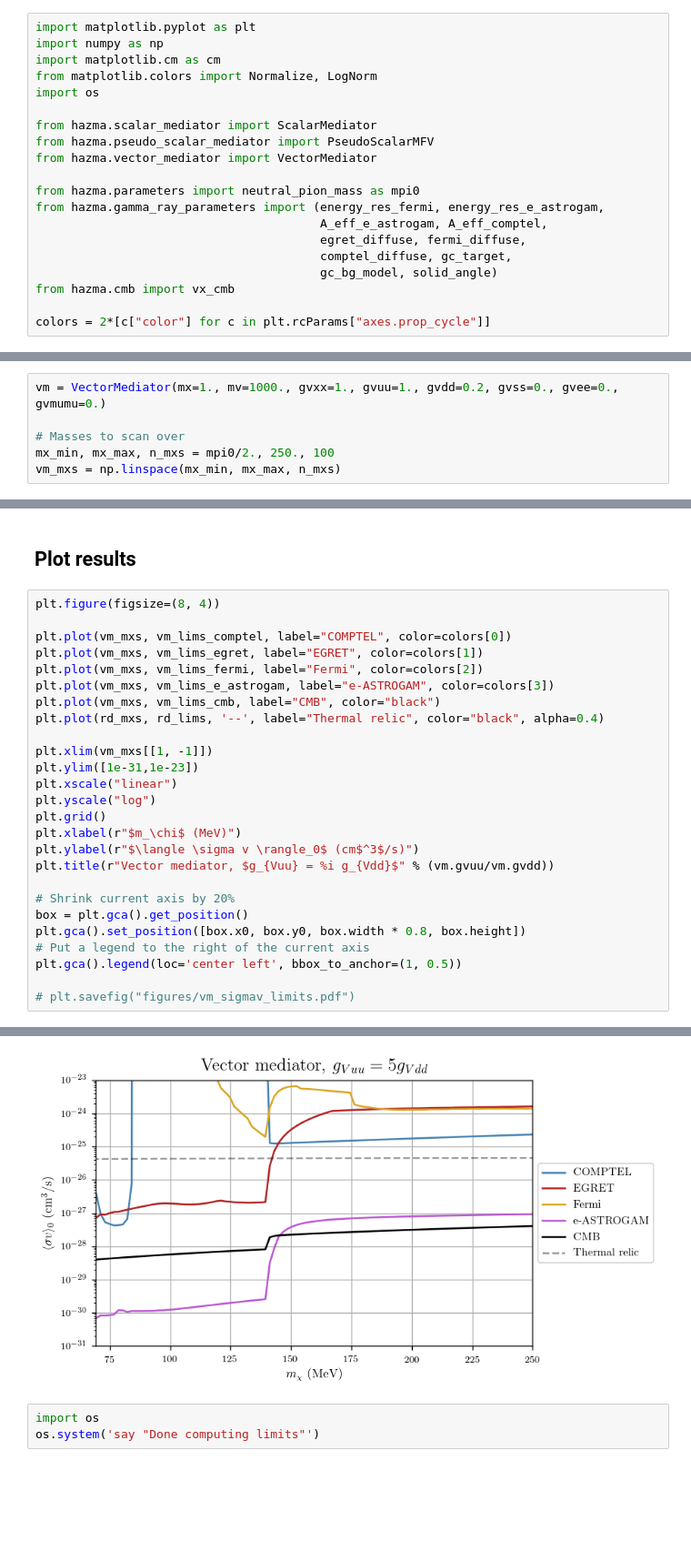
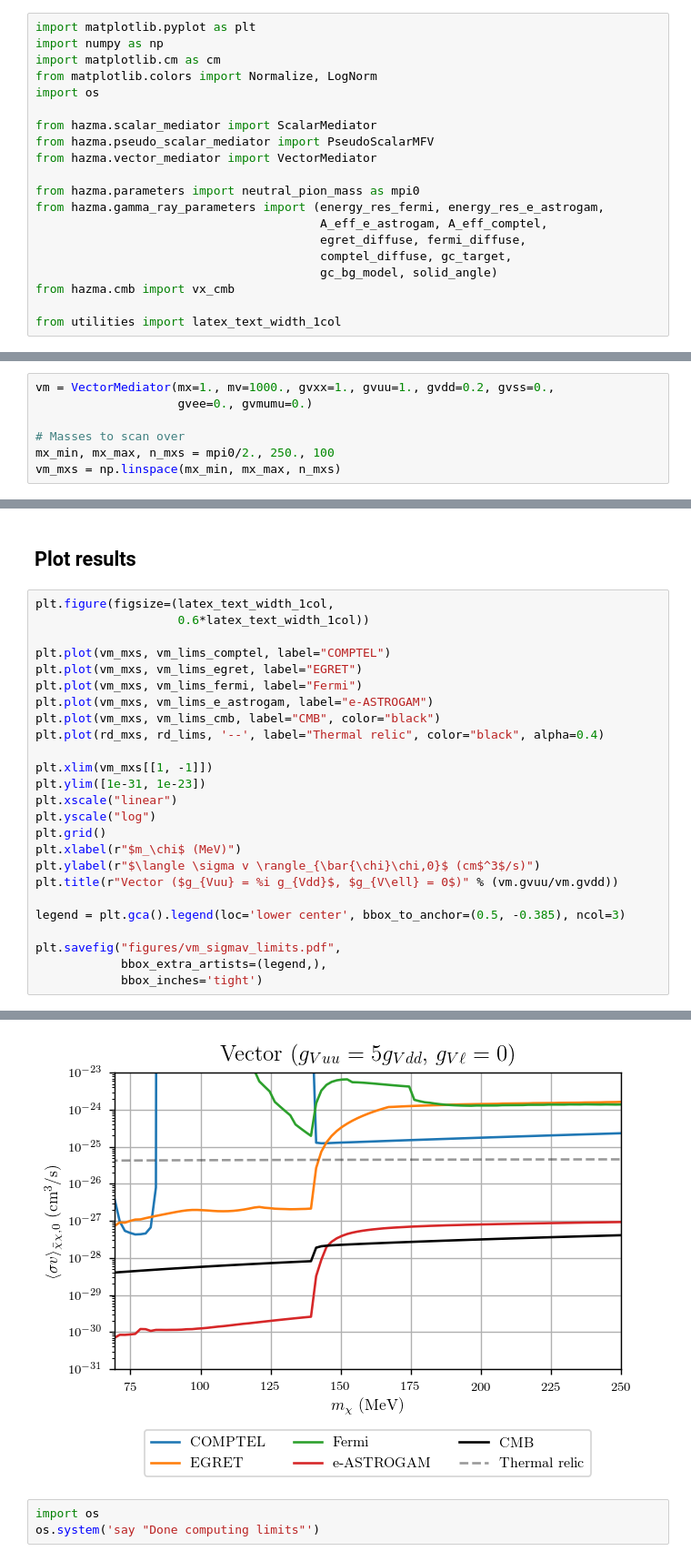
Before and after one commit to LoganAMorrison/Hazma, a Jupyter notebook: tutorials/gamma_ray_limits.ipynb, the cells around one changed output, grey strips where cells are left out. Shown at 91% size. Drawn from its saved outputs; the diff is of its cells as text; blank space fills up the shorter version.

```diff
--- a/tutorials/gamma_ray_limits.ipynb
+++ b/tutorials/gamma_ray_limits.ipynb
@@ -17,7 +17,7 @@ from hazma.gamma_ray_parameters import (energy_res_fermi, energy_res_e_astrogam,
                                         gc_bg_model, solid_angle)
 from hazma.cmb import vx_cmb
 
-colors = 2*[c["color"] for c in plt.rcParams["axes.prop_cycle"]]
+from utilities import latex_text_width_1col
 # %% [markdown]
 ## Profiling
 # %%
@@ -301,7 +299,8 @@ os.system('say "Done computing limits"')
 # %% [markdown]
 ## Setup
 # %%
-vm = VectorMediator(mx=1., mv=1000., gvxx=1., gvuu=1., gvdd=0.2, gvss=0., gvee=0., gvmumu=0.)
+vm = VectorMediator(mx=1., mv=1000., gvxx=1., gvuu=1., gvdd=0.2, gvss=0.,
+                    gvee=0., gvmumu=0.)
 
 # Masses to scan over
 mx_min, mx_max, n_mxs = mpi0/2., 250., 100
@@ -349,29 +348,28 @@ vm_mxs, vm_lims_cmb = np.loadtxt("data/vm_lims_cmb.csv", delimiter=",").T
 # %% [markdown]
 ## Plot results
 # %%
-plt.figure(figsize=(8, 4))
+plt.figure(figsize=(latex_text_width_1col,
+                    0.6*latex_text_width_1col))
 
-plt.plot(vm_mxs, vm_lims_comptel, label="COMPTEL", color=colors[0])
-plt.plot(vm_mxs, vm_lims_egret, label="EGRET", color=colors[1])
-plt.plot(vm_mxs, vm_lims_fermi, label="Fermi", color=colors[2])
-plt.plot(vm_mxs, vm_lims_e_astrogam, label="e-ASTROGAM", color=colors[3])
+plt.plot(vm_mxs, vm_lims_comptel, label="COMPTEL")
+plt.plot(vm_mxs, vm_lims_egret, label="EGRET")
+plt.plot(vm_mxs, vm_lims_fermi, label="Fermi")
+plt.plot(vm_mxs, vm_lims_e_astrogam, label="e-ASTROGAM")
 plt.plot(vm_mxs, vm_lims_cmb, label="CMB", color="black")
 plt.plot(rd_mxs, rd_lims, '--', label="Thermal relic", color="black", alpha=0.4)
 
 plt.xlim(vm_mxs[[1, -1]])
-plt.ylim([1e-31,1e-23])
+plt.ylim([1e-31, 1e-23])
 plt.xscale("linear")
 plt.yscale("log")
 plt.grid()
 plt.xlabel(r"$m_\chi$ (MeV)")
-plt.ylabel(r"$\langle \sigma v \rangle_0$ (cm$^3$/s)")
-plt.title(r"Vector mediator, $g_{Vuu} = %i g_{Vdd}$" % (vm.gvuu/vm.gvdd))
+plt.ylabel(r"$\langle \sigma v \rangle_{\bar{\chi}\chi,0}$ (cm$^3$/s)")
+plt.title(r"Vector ($g_{Vuu} = %i g_{Vdd}$, $g_{V\ell} = 0$)" % (vm.gvuu/vm.gvdd))
 
-# Shrink current axis by 20%
-box = plt.gca().get_position()
-plt.gca().set_position([box.x0, box.y0, box.width * 0.8, box.height])
-# Put a legend to the right of the current axis
-plt.gca().legend(loc='center left', bbox_to_anchor=(1, 0.5))
+legend = plt.gca().legend(loc='lower center', bbox_to_anchor=(0.5, -0.385), ncol=3)
 
-# plt.savefig("figures/vm_sigmav_limits.pdf")
+plt.savefig("figures/vm_sigmav_limits.pdf",
+            bbox_extra_artists=(legend,),
+            bbox_inches='tight')
 # %% [output]
@@ -379,4 +376,4 @@ plt.gca().legend(loc='center left', bbox_to_anchor=(1, 0.5))
-[figure, old version]
+[figure, new version]
 # %%
 import os
 os.system('say "Done computing limits"')
```
Also changed, not shown: parts of 8 cells of this notebook, 11 other files.
